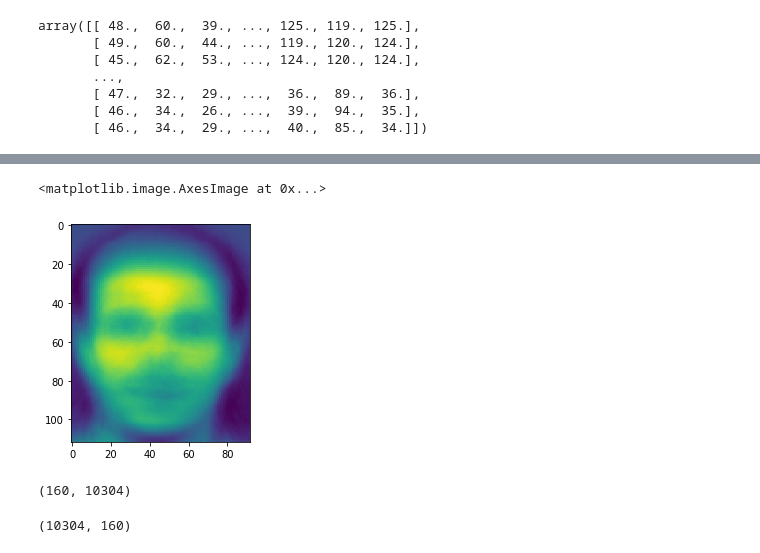
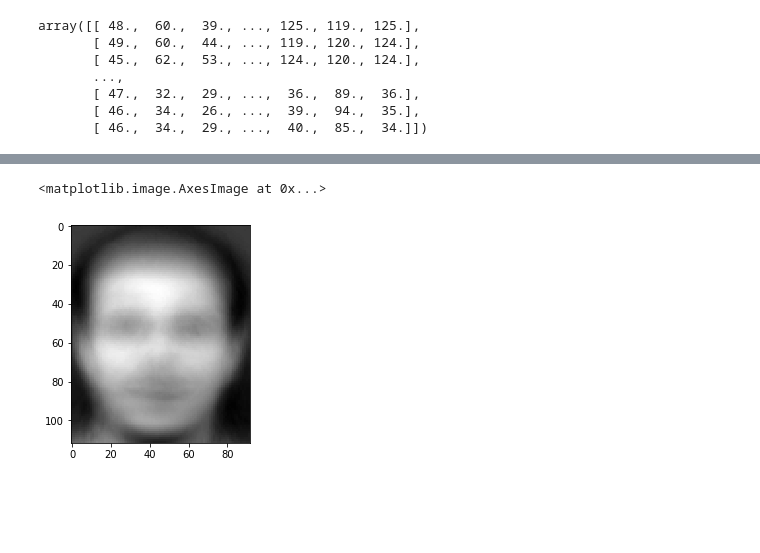
Before and after one commit to pots7878/PCA_face_detection, a Jupyter notebook: Lab01 PCA.ipynb, the cells around one changed output, grey strips where cells are left out. Saved outputs shown, nothing was run; the diff lists cells and outputs as text; code cells hidden in the pictures; blank space fills up the shorter version.

Commit message:
graphed and found eigenfaces

```diff
--- a/Lab01 PCA.ipynb
+++ b/Lab01 PCA.ipynb
@@ -122,25 +120,7 @@ average_face = np.mean(img_arr, axis=1)
 average_face_output = np.reshape(average_face, (112,92)).astype(int)
 # %%
 #show plot of average face
-plt.imshow(average_face_output)
+plt.imshow(average_face_output,cmap='gray')
 # %% [output]
 <matplotlib.image.AxesImage at 0x...>
-[figure, old version]
+[figure, new version]
-# %%
-"""
-compute the covariance matrix of the data.
-The covariance matrix tells us how much each of the
-columns of the data vary with respect to each other.
-The diagonal of the covariance matrix is called the "variance"
-as it tells us how much the data within each column of the data
-matrix varies.
-"""
-
-centered_train_trans = train_set_centered.transpose()
-centered_train_trans.shape
-# %% [output]
-(160, 10304)
-# %%
-train_set_centered.shape
-# %% [output]
-(10304, 160)
```
Also changed, not shown: parts of 17 cells of this notebook.
